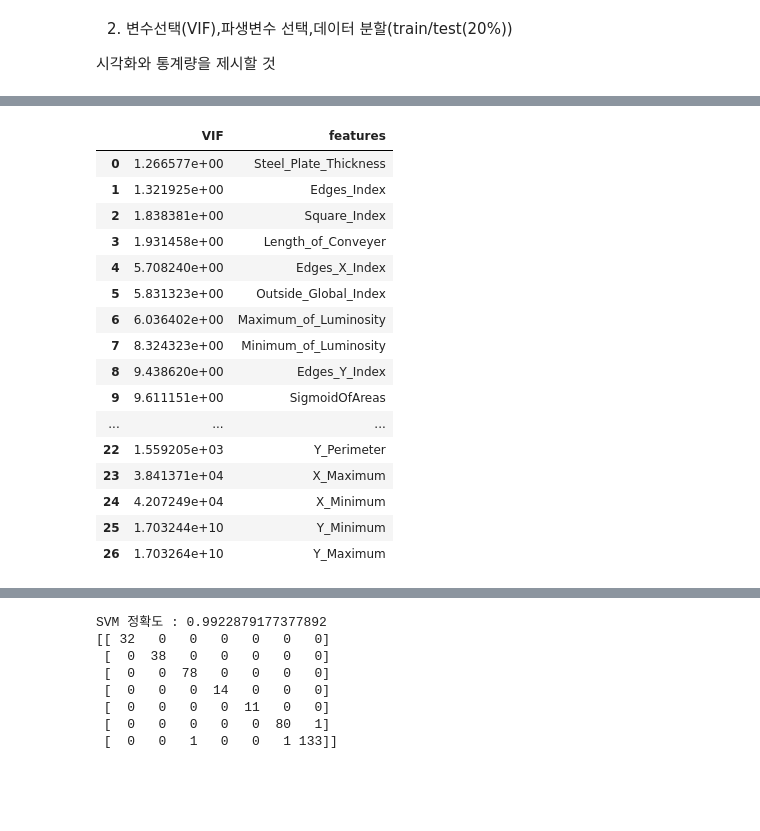
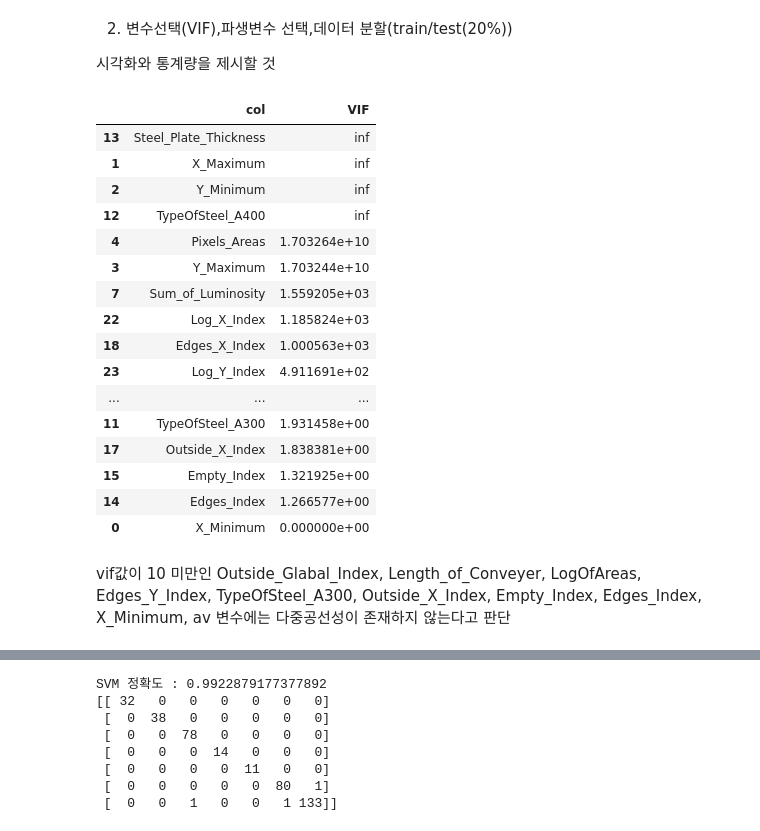
Before and after one commit to suhyehye/ADP-study, a Jupyter notebook: Kaggle1/캐글모의고사/15회/1.ipynb, the cells around one changed output, grey strips where cells are left out. Cells and saved outputs as stored; diff of their text form; code cells hidden in the pictures; blank space fills up the shorter version.

```diff
--- a/Kaggle1/캐글모의고사/15회/1.ipynb
+++ b/Kaggle1/캐글모의고사/15회/1.ipynb
@@ -2,8 +2,8 @@
 1. EDA을 하시오.(시각화와 통계량 제시)
 # %%
 import pandas as pd
-data = pd.read_csv('problem1.csv')
-data.head()
+df = pd.read_csv('problem1.csv')
+df.head()
 # %% [output]
 |  | X_Minimum | X_Maximum | Y_Minimum | Y_Maximum | Pixels_Areas | X_Perimeter | Y_Perimeter | Sum_of_Luminosity | ... |
 | 0 | 42 | 50 | 270900 | 270944 | 267 | 17 | 44 | 24220 | ... |
@@ -34,0 +14,3 @@ memory usage: 424.7 KB
+# %%
+df.info()
+pd.set_option('display.max_columns',30)
@@ -136,6 +133,43 @@ sns.heatmap(x, xticklabels = x.columns, yticklabels=x.columns,
 2. 변수선택(VIF),파생변수 선택,데이터 분할(train/test(20%))
 
 시각화와 통계량을 제시할 것
+# %%
+#파생변수로 x_minimum과 x_maximum의 평균값을 만든다.
+
+from statsmodels.formula.api import ols
+from statsmodels.stats.outliers_influence import variance_inflation_factor
+
+df['av'] = (df['X_Minimum'] + df['X_Maximum'])/2
+
+#회귀식 생성
+value = '+'.join(list(df.drop(columns = ['target']).columns))
+model = ols(f'target ~ {value}',df)
+model.exog_names
+
+vif = pd.DataFrame({'col':col,'VIF':variance_inflation_factor(model.exog,i)}
+                   for i , col in enumerate(model.exog_names[1:])).sort_values('VIF',ascending=False)
+
+vif
+# %% [output]
+|  | col | VIF |
+| 13 | Steel_Plate_Thickness | inf |
+| 1 | X_Maximum | inf |
+| 2 | Y_Minimum | inf |
+| 12 | TypeOfSteel_A400 | inf |
+| 4 | Pixels_Areas | 1.703264e+10 |
+| 3 | Y_Maximum | 1.703244e+10 |
+| 7 | Sum_of_Luminosity | 1.559205e+03 |
+| 22 | Log_X_Index | 1.185824e+03 |
+| 18 | Edges_X_Index | 1.000563e+03 |
+| 23 | Log_Y_Index | 4.911691e+02 |
+| ... | ... | ... |
+| 11 | TypeOfSteel_A300 | 1.931458e+00 |
+| 17 | Outside_X_Index | 1.838381e+00 |
+| 15 | Empty_Index | 1.321925e+00 |
+| 14 | Edges_Index | 1.266577e+00 |
+| 0 | X_Minimum | 0.000000e+00 |
+# %% [markdown]
+vif값이 10 미만인 Outside_Glabal_Index, Length_of_Conveyer, LogOfAreas, Edges_Y_Index, TypeOfSteel_A300, Outside_X_Index, Empty_Index, Edges_Index, X_Minimum, av 변수에는 다중공선성이 존재하지 않는다고 판단
 # %%
 #상관계수
 corr = data.corr()
@@ -159,31 +193,4 @@ corr
 | SigmoidOfAreas | -0.355251 | -0.286736 | 0.025257 | 0.025284 | 0.422947 | 0.380605 | 0.191772 | 0.464248 | ... |
 | target | 0.291760 | 0.269444 | 0.000106 | 0.000093 | -0.239093 | -0.190590 | -0.096233 | -0.264962 | ... |
 28 rows × 28 columns
-# %%
-#VIF
-from statsmodels.stats.outliers_influence import variance_inflation_factor
-
-vif = pd.DataFrame()
-vif['VIF'] = [variance_inflation_factor(x.values,i) for i in range(x.shape[1])]
-vif['features'] = x.columns
-vif = vif.sort_values("VIF").reset_index(drop=True)
-vif
-# %% [output]
-|  | VIF | features |
-| 0 | 1.266577e+00 | Steel_Plate_Thickness |
-| 1 | 1.321925e+00 | Edges_Index |
-| 2 | 1.838381e+00 | Square_Index |
-| 3 | 1.931458e+00 | Length_of_Conveyer |
-| 4 | 5.708240e+00 | Edges_X_Index |
-| 5 | 5.831323e+00 | Outside_Global_Index |
-| 6 | 6.036402e+00 | Maximum_of_Luminosity |
-| 7 | 8.324323e+00 | Minimum_of_Luminosity |
-| 8 | 9.438620e+00 | Edges_Y_Index |
-| 9 | 9.611151e+00 | SigmoidOfAreas |
-| ... | ... | ... |
-| 22 | 1.559205e+03 | Y_Perimeter |
-| 23 | 3.841371e+04 | X_Maximum |
-| 24 | 4.207249e+04 | X_Minimum |
-| 25 | 1.703244e+10 | Y_Minimum |
-| 26 | 1.703264e+10 | Y_Maximum |
 # %%
```
Also changed, not shown: parts of 28 cells of this notebook.
